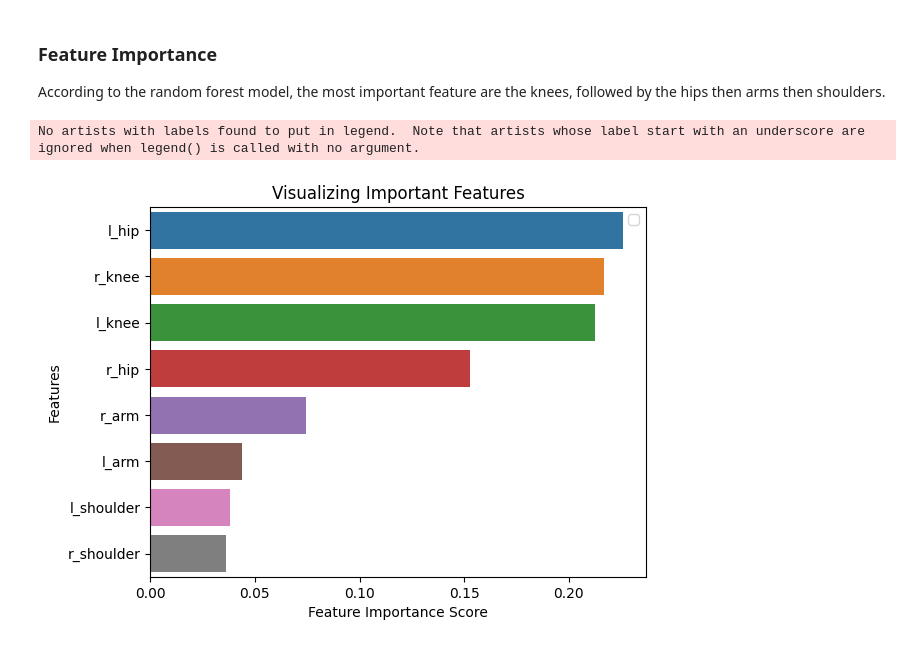
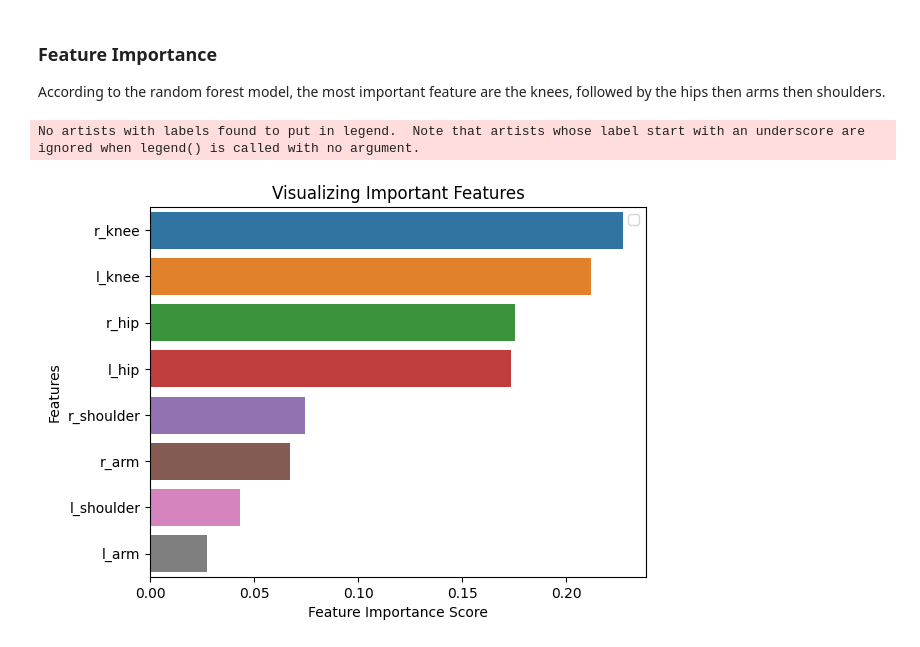
Before and after one commit to sogoodmo/ZenAI-3YP, a Jupyter notebook: JupyterNotebooks/RandomForest.ipynb, the cells around one changed output. Cells and saved outputs as stored; diff of their text form; code cells hidden in the pictures.

Commit message:
Add plotting to KNN and Random Forest

```diff
--- a/JupyterNotebooks/RandomForest.ipynb
+++ b/JupyterNotebooks/RandomForest.ipynb
@@ -53,18 +52,21 @@ ValueError: Length of values (2) does not match length of index (1989)
 from sklearn.model_selection import GridSearchCV
 from sklearn.model_selection import train_test_split
 
+max_estimators = 10
+max_depth = 10
 
-X_train, X_test, y_train, y_test = train_test_split(X, y, test_size=0.2, random_state=0)
+X_train, X_test, y_train, y_test = train_test_split(X, y, test_size=0.2, random_state=42)
 
-clf = RandomForestClassifier()
-param_grid = {'n_estimators' : np.arange(1, 8),
-              'max_depth' : np.arange(1, 8),
-              'min_samples_leaf': np.arange(1, 8)
+forest_classifier = RandomForestClassifier()
+param_grid = {'n_estimators' : np.arange(1, 10),
+              'max_depth' : np.arange(1, 10),
             }
 
 
-clf_gscv = GridSearchCV(clf, param_grid, cv=5)
+forest_classifier_gscv = GridSearchCV(forest_classifier, param_grid, cv=5)
 
 #fit model to data
-clf_gscv.fit(X, y)
+forest_classifier_gscv.fit(X_train, y_train)
+
+forest_classifier_gscv.best_params_
 # %% [output]
@@ -75,9 +74,15 @@ GridSearchCV(cv=5, estimator=RandomForestClassifier(),
 # %%
-clf_gscv.best_params_
+print(f'Best Params: {forest_classifier_gscv.best_params_} ~ Best Score: {forest_classifier_gscv.best_score_}\n')
 
-clf_best = RandomForestClassifier(max_depth=7, min_samples_leaf=1, n_estimators=7)
+pred = forest_classifier_gscv.predict(X_test)
 
-clf_best.fit(X_train, y_train)
+from sklearn.metrics import classification_report, confusion_matrix, accuracy_score
 
-pred = clf_best.predict(X_test)
+print(confusion_matrix(y_test, pred))
+
+print(f'\n{list(zip(classes, range(5)))}\n')
+
+print(classification_report(y_test, pred))
+
+print(accuracy_score(y_test, pred))
 # %% [output]
@@ -84,0 +106,6 @@ pred = clf_best.predict(X_test)
+# %%
+max_depth = forest_classifier_gscv.best_params_['max_depth']
+n_estimators = forest_classifier_gscv.best_params_['n_estimators']
+
+best_forest = RandomForestClassifier(max_depth = max_depth, n_estimators=n_estimators)
+best_forest.fit(X_train, y_train)
@@ -87,17 +164,16 @@ pred = clf_best.predict(X_test)
 
 According to the random forest model, the most important feature are the knees, followed by the hips then arms then shoulders.
 # %%
-import matplotlib.pyplot as plt
 import seaborn as sns
 
-feature_imp = pd.Series(clf.feature_importances_,index=columns[1:]).sort_values(ascending=False)
+feature_imp = pd.Series(best_forest.feature_importances_,index=columns[1:]).sort_values(ascending=False)
 
 sns.barplot(x=feature_imp, y=feature_imp.index)
 plt.xlabel('Feature Importance Score')
 plt.ylabel('Features')
 plt.title("Visualizing Important Features")
 plt.legend()
 plt.show()
 # %% [output]
 No artists with labels found to put in legend.  Note that artists whose label start with an underscore are ignored when legend() is called with no argument.
-[figure, old version]
+[figure, new version]
```
Also changed, not shown: parts of 8 cells of this notebook, 4 other files.
